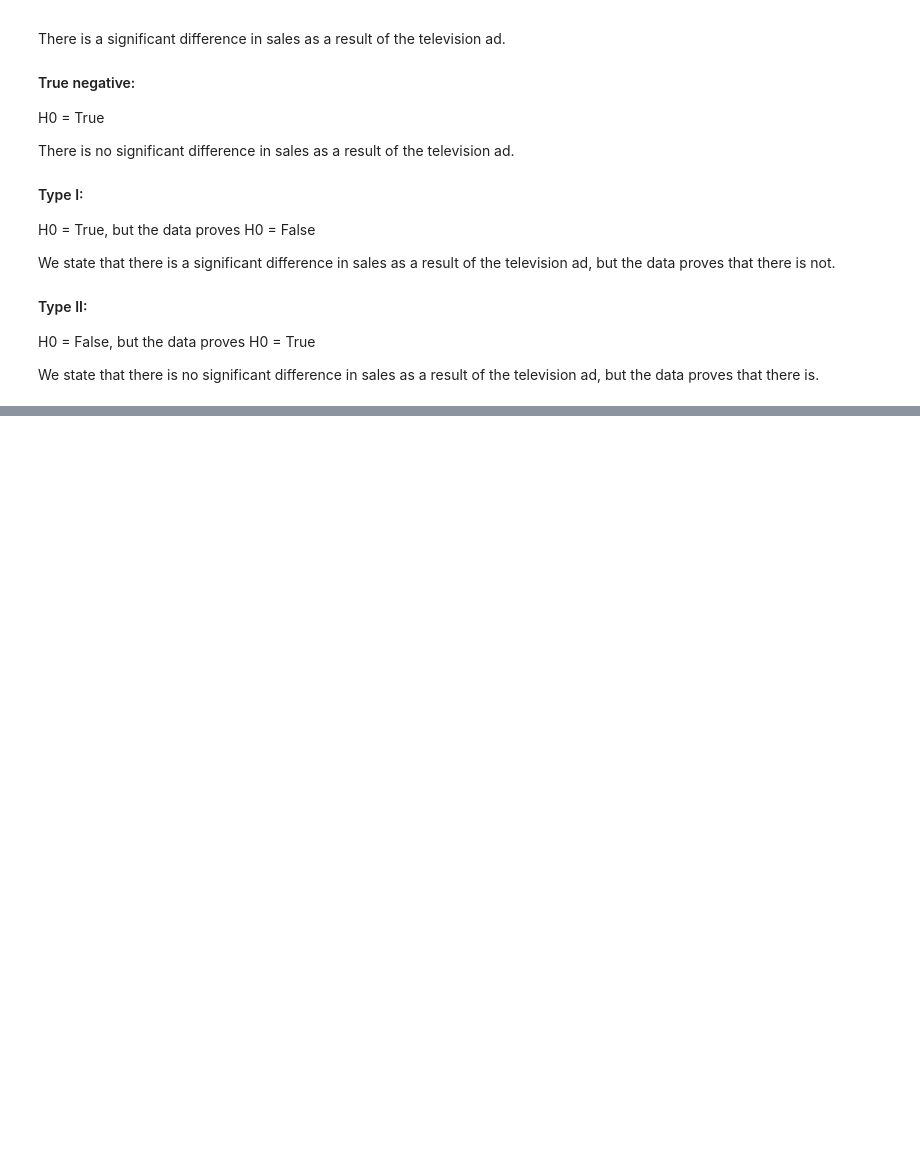
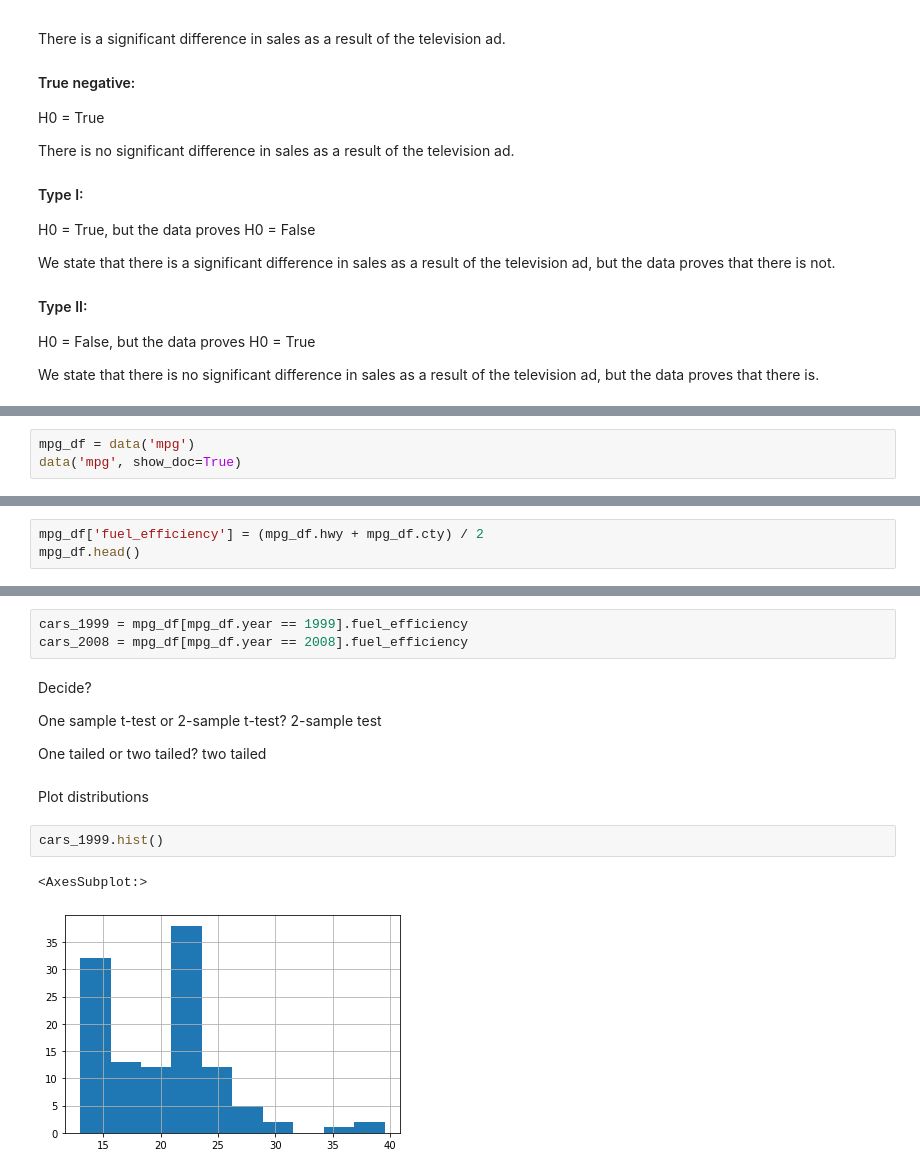
Before and after one commit to chadallen210/statistics-exercises, a Jupyter notebook: hypothesis_testing.ipynb, the cells around one changed output, grey strips where cells are left out. Cells and saved outputs as stored; diff of their text form; blank space fills up the shorter version.

Commit message:
adding t-test exercises

```diff
--- a/hypothesis_testing.ipynb
+++ b/hypothesis_testing.ipynb
@@ -104,0 +152,3 @@ We state that there is no significant difference in sales as a result of the tel
+# %%
+mpg_df = data('mpg')
+data('mpg', show_doc=True)
@@ -104,0 +205,3 @@ We state that there is no significant difference in sales as a result of the tel
+# %%
+mpg_df['fuel_efficiency'] = (mpg_df.hwy + mpg_df.cty) / 2
+mpg_df.head()
@@ -104,0 +215,16 @@ We state that there is no significant difference in sales as a result of the tel
+# %%
+cars_1999 = mpg_df[mpg_df.year == 1999].fuel_efficiency
+cars_2008 = mpg_df[mpg_df.year == 2008].fuel_efficiency
+# %% [markdown]
+Decide?
+
+One sample t-test or 2-sample t-test? 2-sample test
+
+One tailed or two tailed? two tailed
+# %% [markdown]
+Plot distributions
+# %%
+cars_1999.hist()
+# %% [output]
+<AxesSubplot:>
+[figure, added]
```
Also changed, not shown: parts of 61 cells of this notebook.
